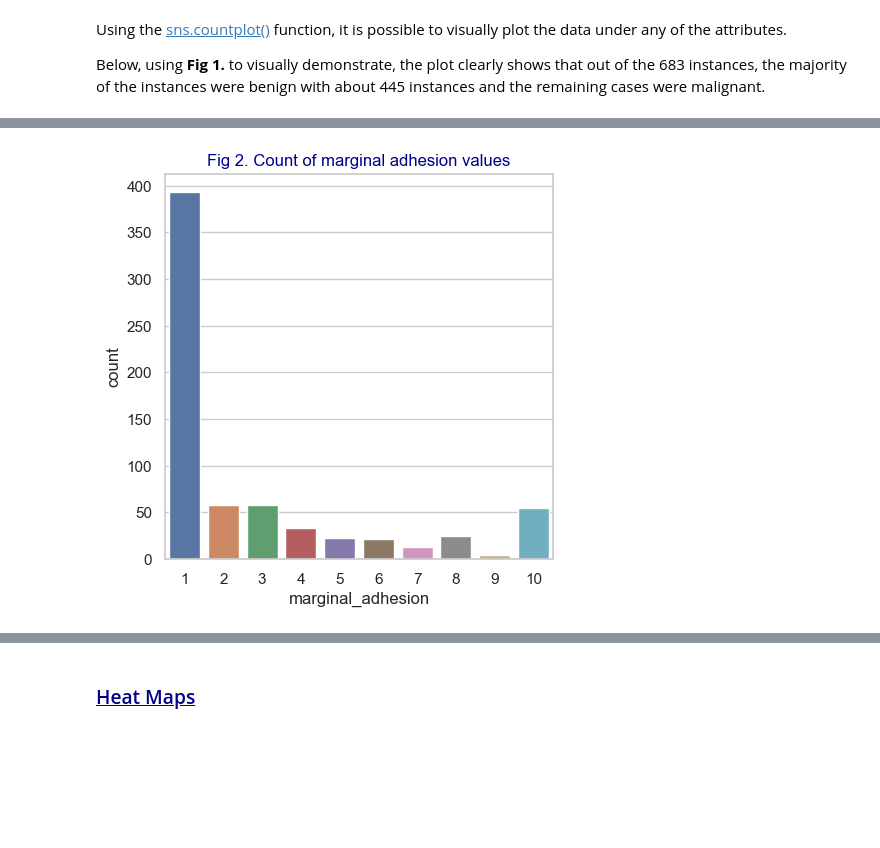
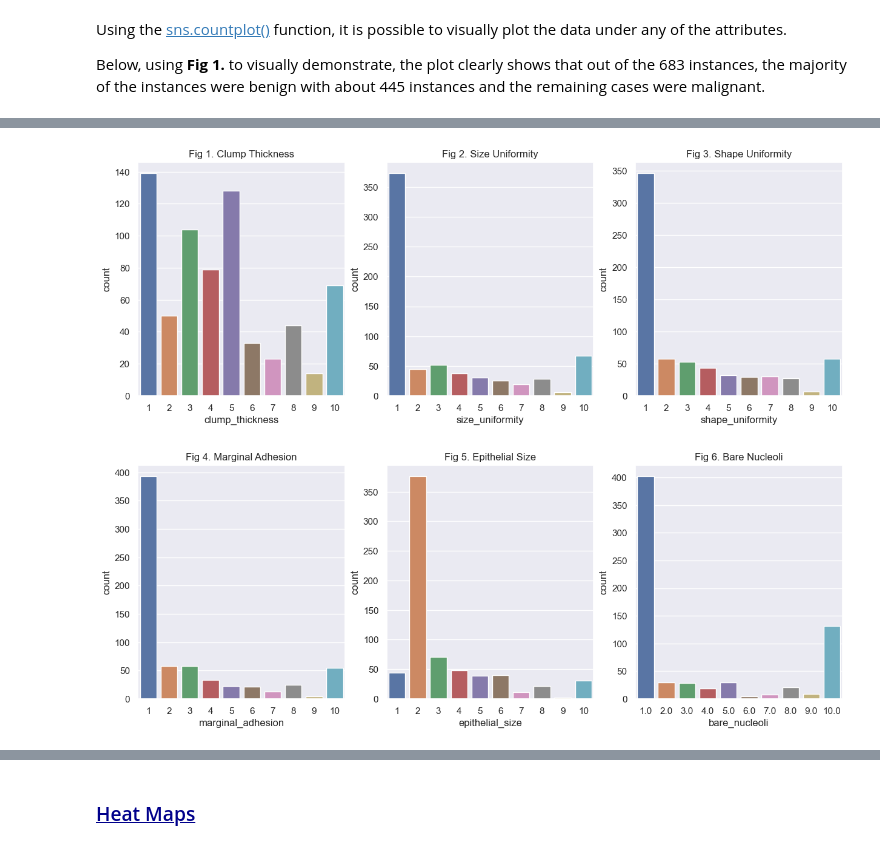
Before and after one commit to OCorry/PfDA-2022-Project-2, a Jupyter notebook: PfDA-2022-Project-2.ipynb, the cells around one changed output, grey strips where cells are left out. Drawn from its saved outputs; the diff is of its cells as text; code cells hidden in the pictures; blank space fills up the shorter version.

```diff
--- a/PfDA-2022-Project-2.ipynb
+++ b/PfDA-2022-Project-2.ipynb
@@ -382,9 +383,0 @@ I also looked at the occurences of values (between 1 and 10) of the *marginal ad
-# %%
-# Plotting
-sns.set(style = 'whitegrid')
-plt.figure(figsize=(5,5))
-sns.countplot(x='marginal_adhesion', data=df)
-plt.title('Fig 2. Count of marginal adhesion values', color = 'darkblue')
-plt.show()
-# %% [output]
-[figure, removed]
@@ -390,0 +387,37 @@ plt.show()
+# %%
+sns.set(style = 'darkgrid')
+plt.figure(figsize=(15,5))
+plt.subplot(1,3,1)
+sns.countplot(x='clump_thickness', data=df)
+plt.title("Fig 1. Clump Thickness")
+
+plt.subplot(1,3,2)
+sns.countplot(x='size_uniformity', data=df)
+plt.title("Fig 2. Size Uniformity")
+
+plt.subplot(1,3,3)
+sns.countplot(x='shape_uniformity', data=df)
+plt.title("Fig 3. Shape Uniformity")
+
+plt.show()
+# %% [output]
+[figure, added]
+# %%
+sns.set(style = 'darkgrid')
+plt.figure(figsize=(15,5))
+
+plt.subplot(1,3,1)
+sns.countplot(x='marginal_adhesion', data=df)
+plt.title("Fig 4. Marginal Adhesion")
+
+plt.subplot(1,3,2)
+sns.countplot(x='epithelial_size', data=df)
+plt.title("Fig 5. Epithelial Size")
+
+plt.subplot(1,3,3)
+sns.countplot(x='bare_nucleoli', data=df)
+plt.title("Fig 6. Bare Nucleoli")
+
+plt.show()
+# %% [output]
+[figure, added]
```
Also changed, not shown: parts of 16 cells of this notebook.
